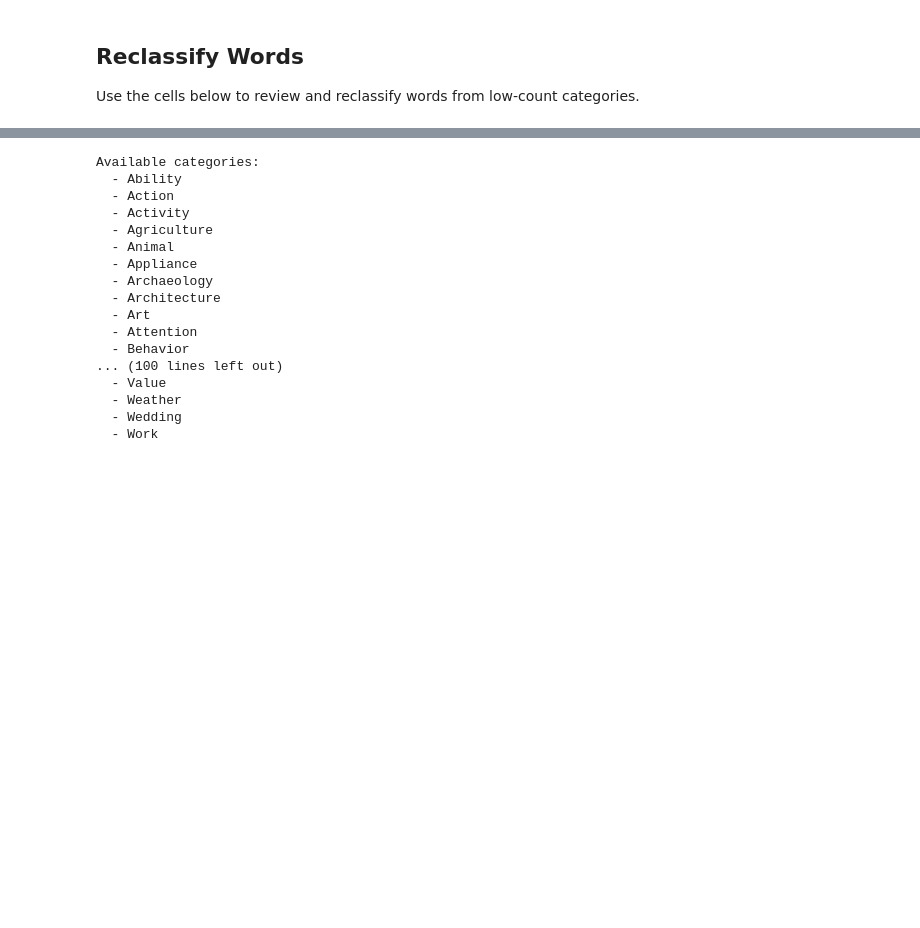
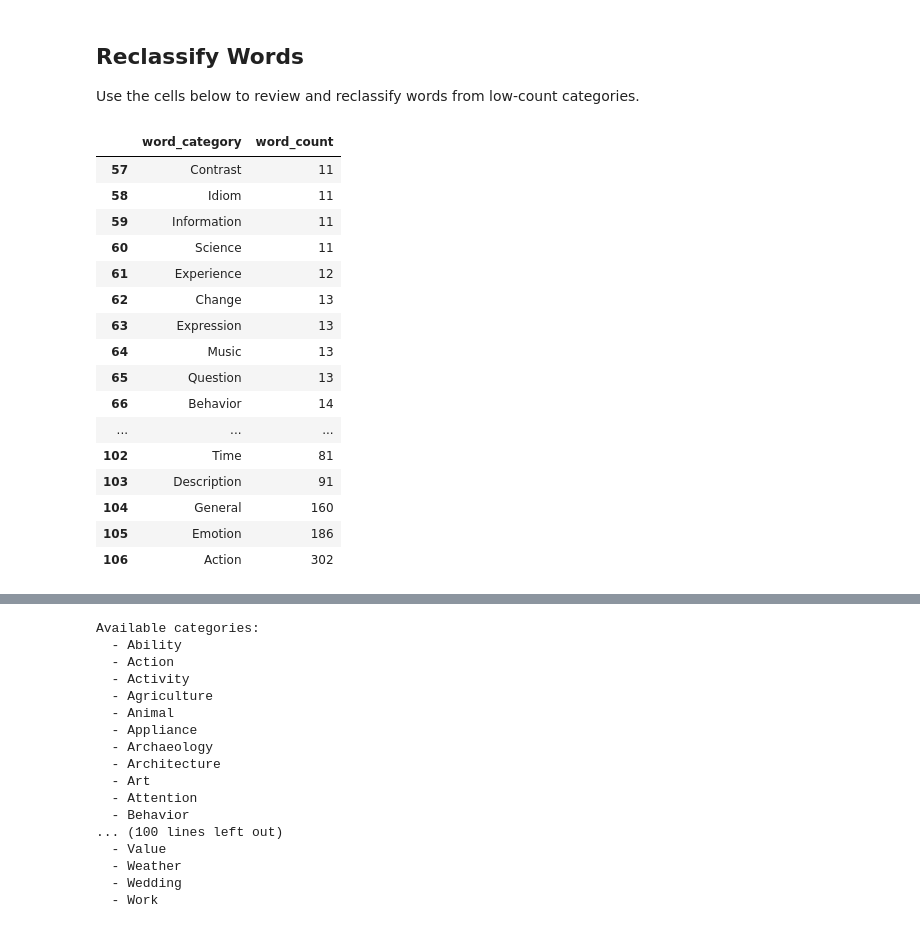
Before and after one commit to tuawong/GPT4LanguageLearning, a Jupyter notebook: notebook/AdjustWordsCategory.ipynb, the cells around one changed output, grey strips where cells are left out. Cells and saved outputs as stored; diff of their text form; code cells hidden in the pictures; blank space fills up the shorter version.

```diff
--- a/notebook/AdjustWordsCategory.ipynb
+++ b/notebook/AdjustWordsCategory.ipynb
@@ -132,3 +162,23 @@ fig.show()
 ## Reclassify Words
 
 Use the cells below to review and reclassify words from low-count categories.
+# %%
+category_counts.tail(50)
+# %% [output]
+|  | word_category | word_count |
+| 57 | Contrast | 11 |
+| 58 | Idiom | 11 |
+| 59 | Information | 11 |
+| 60 | Science | 11 |
+| 61 | Experience | 12 |
+| 62 | Change | 13 |
+| 63 | Expression | 13 |
+| 64 | Music | 13 |
+| 65 | Question | 13 |
+| 66 | Behavior | 14 |
+| ... | ... | ... |
+| 102 | Time | 81 |
+| 103 | Description | 91 |
+| 104 | General | 160 |
+| 105 | Emotion | 186 |
+| 106 | Action | 302 |
```
Also changed, not shown: parts of 14 cells of this notebook.
